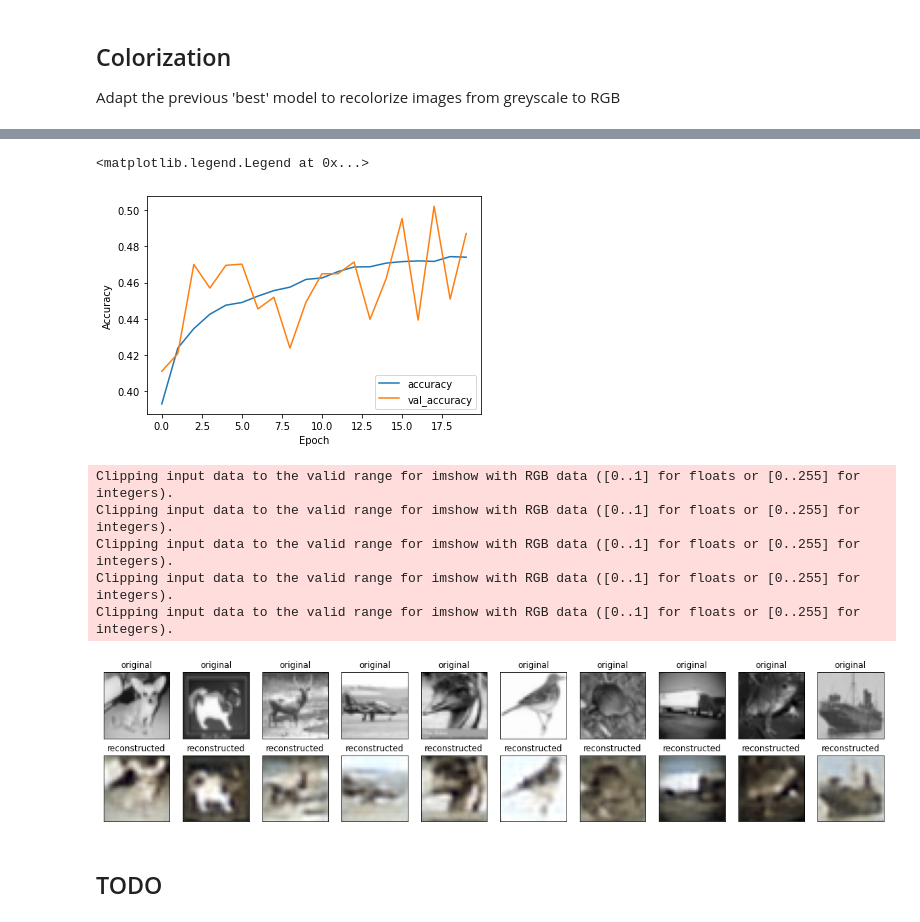
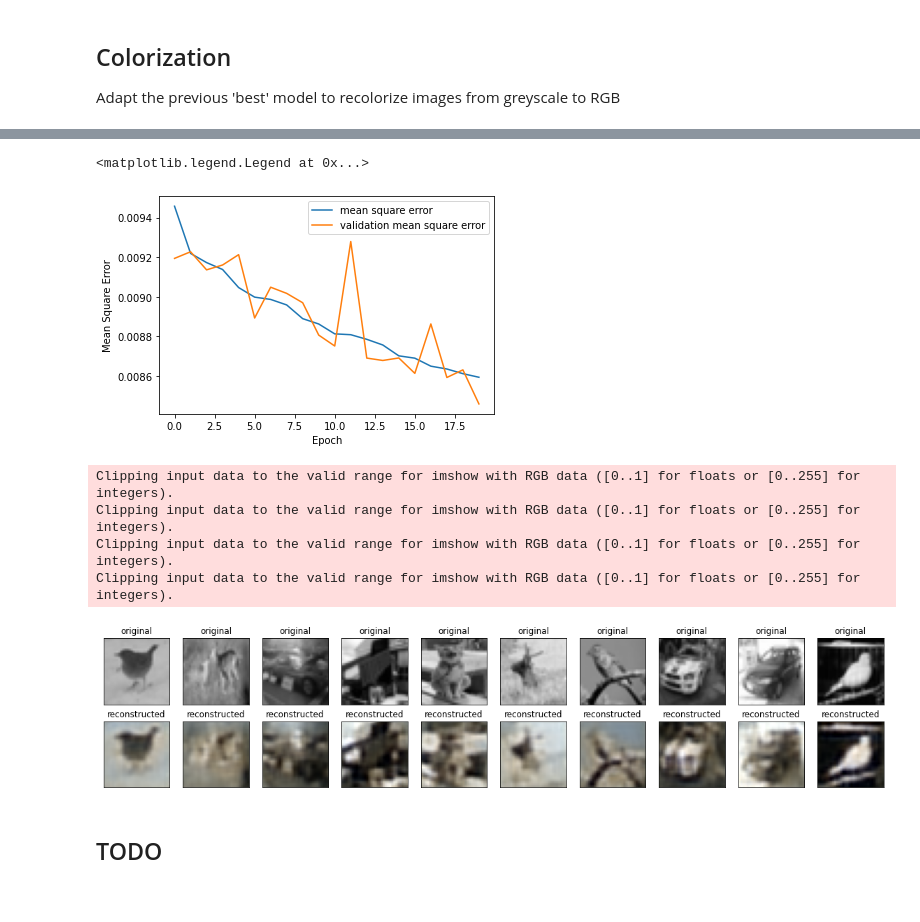
Before and after one commit to SreeKotala/ACML-Lab-2, a Jupyter notebook: ACML lab 2.ipynb, the cells around one changed output, grey strips where cells are left out. Drawn from its saved outputs; the diff is of its cells as text; code cells hidden in the pictures.

Commit message:
changed error issue

```diff
--- a/ACML lab 2.ipynb
+++ b/ACML lab 2.ipynb
@@ -89,7 +89,7 @@ class Autoencoder(Model):
 autoencoder = Autoencoder()
 autoencoder.compile(optimizer='adam',
                     loss=losses.MeanSquaredError(),
-                    metrics=["accuracy"])
+                    metrics=['mse', 'accuracy'])
 # %%
 # Train the model
 history = autoencoder.fit(X_train, X_train, epochs=20, batch_size=64,
@@ -237,13 +237,13 @@ Epoch 20/20
 # %%
 # Plot the valuation metrics
-plt.plot(history.history['accuracy'], label='accuracy')
-plt.plot(history.history['val_accuracy'], label = 'val_accuracy')
+plt.plot(history.history['mse'], label='mean square error')
+plt.plot(history.history['val_mse'], label = 'validation mean square error')
 plt.xlabel('Epoch')
-plt.ylabel('Accuracy')
-plt.legend(loc='lower right')
+plt.ylabel('Mean Square Error')
+plt.legend(loc='upper right')
 # %% [output]
 <matplotlib.legend.Legend at 0x...>
-[figure, old version]
+[figure, new version]
 # %%
 # Make the predictions
 predictions = autoencoder.predict(X_test_gray[:])
@@ -274,8 +274,7 @@ Clipping input data to the valid range for imshow with RGB data ([0..1] for floa
 Clipping input data to the valid range for imshow with RGB data ([0..1] for floats or [0..255] for integers).
 Clipping input data to the valid range for imshow with RGB data ([0..1] for floats or [0..255] for integers).
 Clipping input data to the valid range for imshow with RGB data ([0..1] for floats or [0..255] for integers).
-Clipping input data to the valid range for imshow with RGB data ([0..1] for floats or [0..255] for integers).
-[figure, old version]
+[figure, new version]
 # %% [markdown]
 ## TODO
 # %% [markdown]
```
Also changed, not shown: parts of 6 cells of this notebook.
